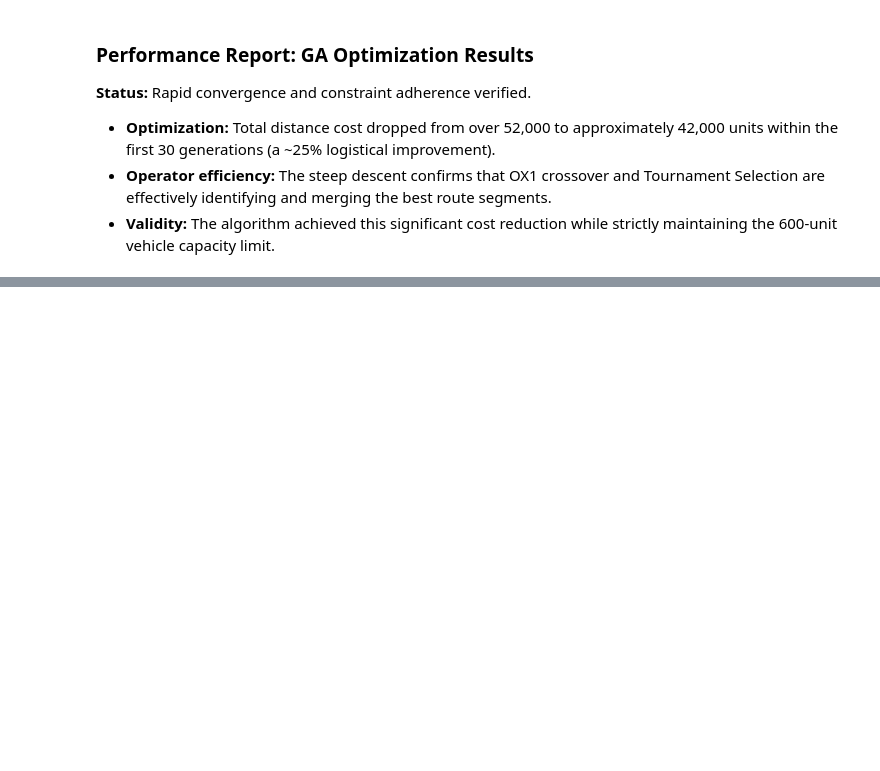
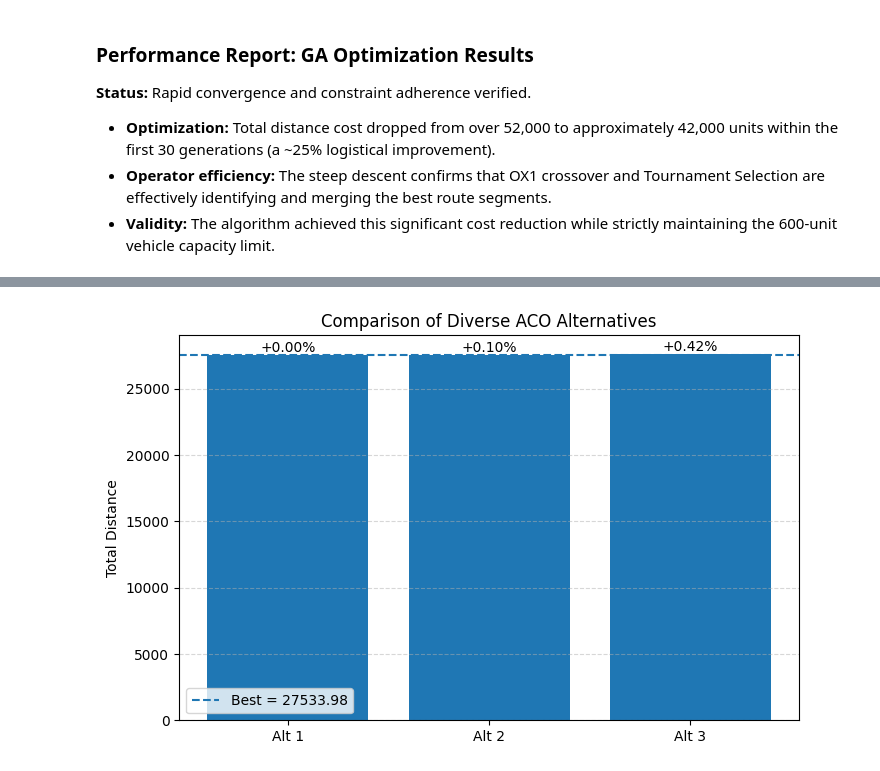
Before and after one commit to miguel-mxrxrx04/cvrp-BAO, a Jupyter notebook: notebooks/experiments.ipynb, the cells around one changed output, grey strips where cells are left out. Drawn from its saved outputs; the diff is of its cells as text; code cells hidden in the pictures; blank space fills up the shorter version.

```diff
--- a/notebooks/experiments.ipynb
+++ b/notebooks/experiments.ipynb
@@ -100,0 +223,8 @@ plt.show()
+# %%
+# ============================================================
+# Compare alternatives
+# ============================================================
+
+aco.plot_alternative_comparison(best_cost, alternatives)
+# %% [output]
+[figure, added]
```
Also changed, not shown: parts of 8 cells of this notebook, 1 other file.
